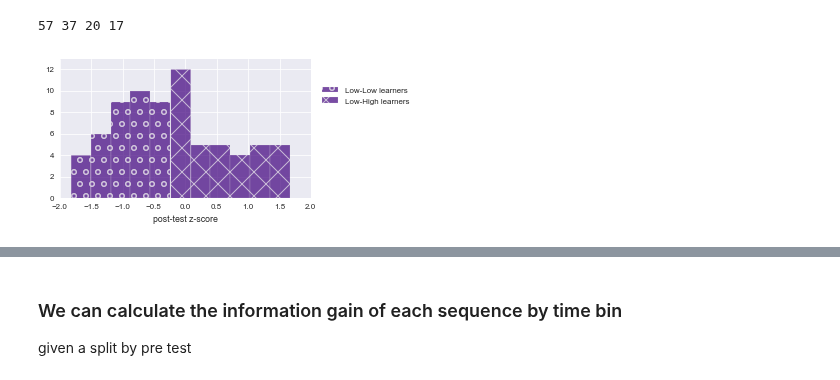
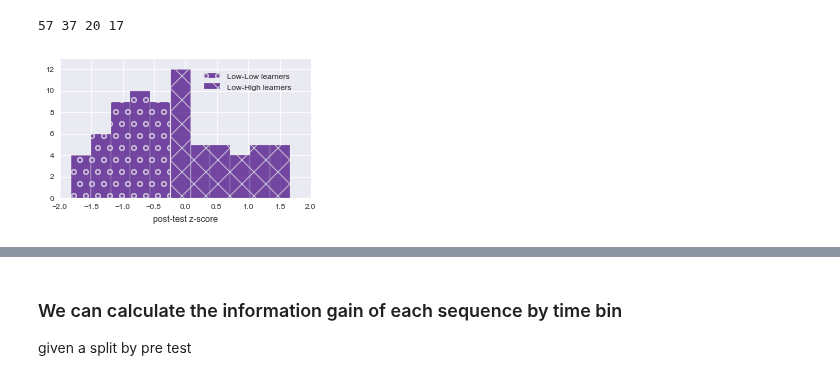
Before and after one commit to sperez8/Phet-log-analyzer, a Jupyter notebook: cck/temporal_sequence_infogain_mining.ipynb, the cells around one changed output, grey strips where cells are left out. Cells and saved outputs as stored; diff of their text form; code cells hidden in the pictures.

Commit message:
Remaking heatmap figures

```diff
--- a/cck/temporal_sequence_infogain_mining.ipynb
+++ b/cck/temporal_sequence_infogain_mining.ipynb
@@ -228,27 +135,27 @@ print len(a), len(b), len(a.intersection(b)), len(c.intersection(b))
 # %%
 median_learning2 = np.median(df_scores[df_scores['split pre']=='low']['z post t2'])
 fig, ax = plt.subplots(1, figsize=(4.5,2.5))
 sns.axes_style({'legend.numpoints': 20})
 ax.set_ylim(0,13)
 bar1 = sns.distplot(list([x for x in df_scores[df_scores['split pre']=='low']['z post t2'] if x <= median_learning2]),
              bins=5, kde=False, rug=False, color='#3f007d', hist_kws={'alpha':0.7},  label = 'Low-Low learners');
 bar2 = sns.distplot(list([x for x in df_scores[df_scores['split pre']=='low']['z post t2'] if x > median_learning2]),
              bins=6, kde=False, rug=False, color='#3f007d', hist_kws={'alpha':0.7}, label = 'Low-High learners');
 # Define some hatches
 hatches = ['-', '+', 'x', '\\', '*', 'o','-', '+', 'x', '\\', '*', 'o']
 # Loop over the bars
 for i,thisbar in enumerate(bar1.patches):
     if i <=4:
     # Set a different hatch for each bar
         thisbar.set_hatch(hatches[5])
     else:
         thisbar.set_hatch(hatches[2])
 ax.set_xlabel('post-test z-score')
 handles, labels = ax.get_legend_handles_labels()
-lgd = ax.legend(handles, labels, loc='upper right', bbox_to_anchor=(1.42,0.85))
+lgd = ax.legend(handles, labels, loc='upper right', bbox_to_anchor=(.95,0.95))
 fig.savefig('figs/hist_post.svg')
 # %% [output]
-[figure, old version]
+[figure, new version]
 # %%
 import scipy.stats as st
 print st.pearsonr(df_scores[df_scores['split pre']=='low']["z pre"],df_scores[df_scores['split pre']=='low']["z post t2"] )
```
Also changed, not shown: parts of 14 cells of this notebook, 16 other files.
